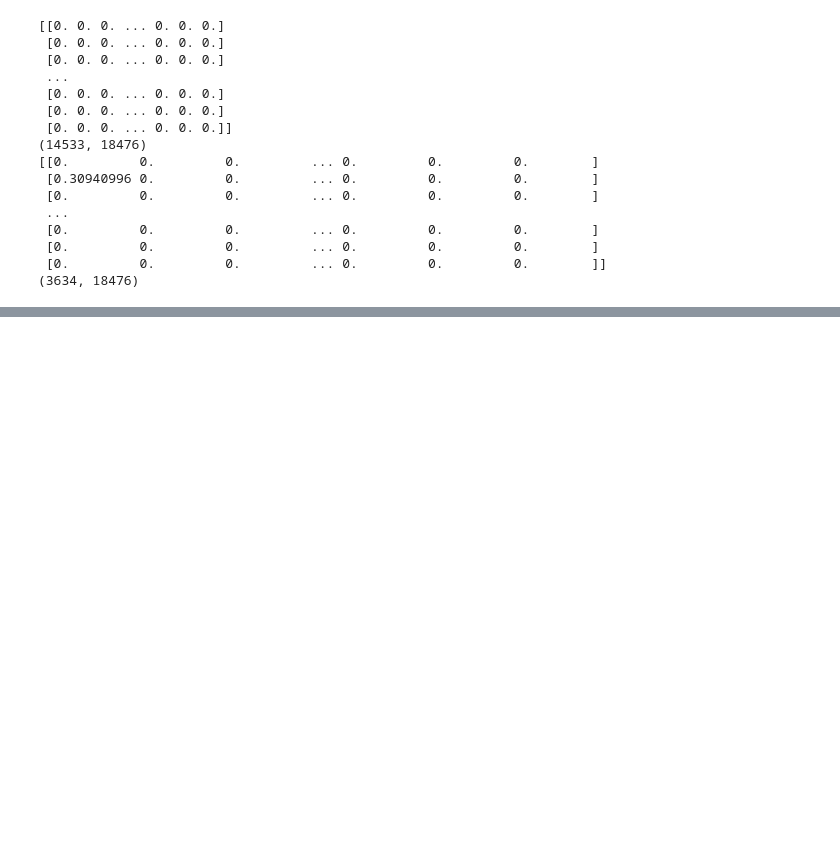
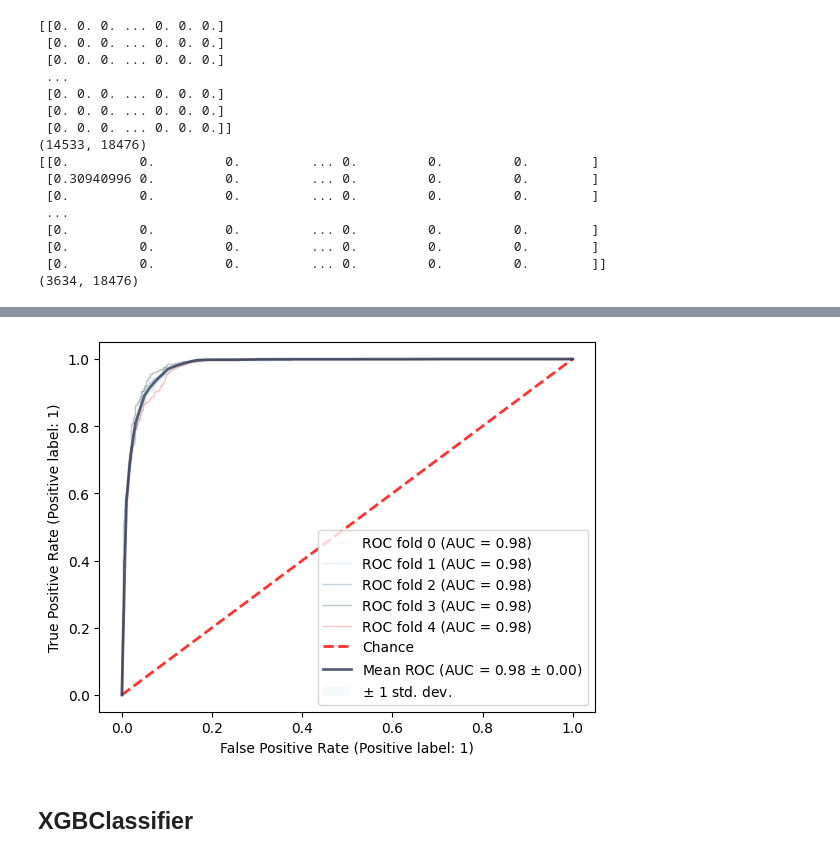
Before and after one commit to lvvittor/nlp, a Jupyter notebook: notebooks/classifier.ipynb, the cells around one changed output, grey strips where cells are left out. Cells and saved outputs as stored; diff of their text form; code cells hidden in the pictures; blank space fills up the shorter version.

```diff
--- a/notebooks/classifier.ipynb
+++ b/notebooks/classifier.ipynb
@@ -103,0 +275,6 @@ Confusion matrix :
+# %%
+plot_roc_cv(lr)
+# %% [output]
+[figure, added]
+# %% [markdown]
+## XGBClassifier
```
Also changed, not shown: parts of 19 cells of this notebook, 18 other files.
